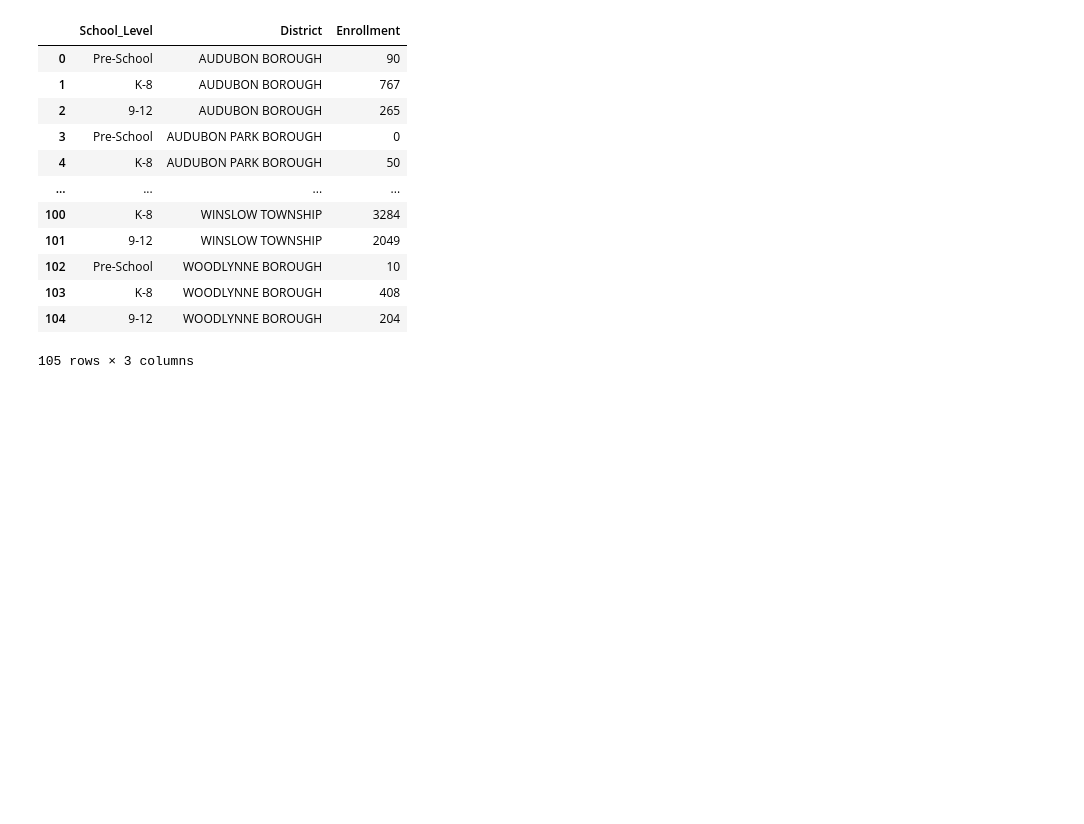
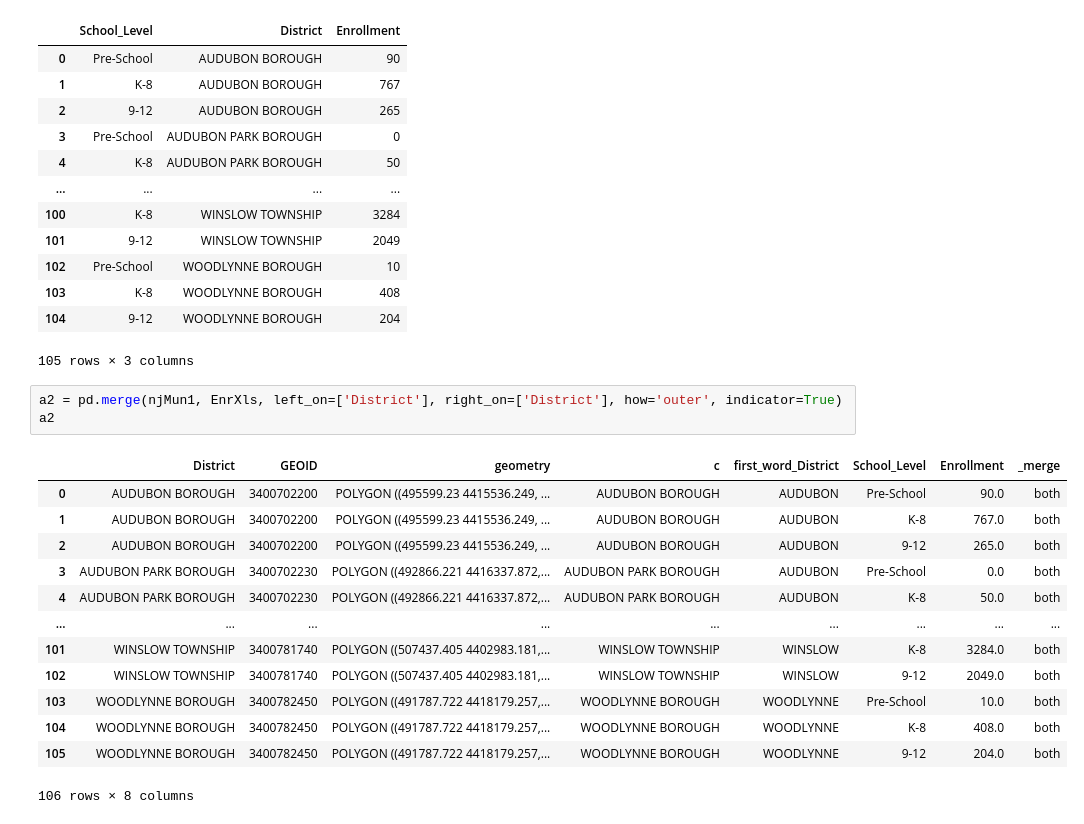
Before and after one commit to MhiyaJ/My-GIS-Stuff, a Jupyter notebook: ***Municipality Merge (ps01).ipynb, the cells around one changed output. Saved outputs shown, nothing was run; the diff lists cells and outputs as text; blank space fills up the shorter version.

```diff
--- a/***Municipality Merge (ps01).ipynb
+++ b/***Municipality Merge (ps01).ipynb
@@ -260,3 +260,20 @@ EnrXls
 | 103 | K-8 | WOODLYNNE BOROUGH | 408 |
 | 104 | 9-12 | WOODLYNNE BOROUGH | 204 |
 105 rows × 3 columns
+# %%
+a2 = pd.merge(njMun1, EnrXls, left_on=['District'], right_on=['District'], how='outer', indicator=True)
+a2
+# %% [output]
+|  | District | GEOID | geometry | c | first_word_District | School_Level | Enrollment | _merge |
+| 0 | AUDUBON BOROUGH | 3400702200 | POLYGON ((495599.23 4415536.249, ... | AUDUBON BOROUGH | AUDUBON | Pre-School | 90.0 | both |
+| 1 | AUDUBON BOROUGH | 3400702200 | POLYGON ((495599.23 4415536.249, ... | AUDUBON BOROUGH | AUDUBON | K-8 | 767.0 | both |
+| 2 | AUDUBON BOROUGH | 3400702200 | POLYGON ((495599.23 4415536.249, ... | AUDUBON BOROUGH | AUDUBON | 9-12 | 265.0 | both |
+| 3 | AUDUBON PARK BOROUGH | 3400702230 | POLYGON ((492866.221 4416337.872,... | AUDUBON PARK BOROUGH | AUDUBON | Pre-School | 0.0 | both |
+| 4 | AUDUBON PARK BOROUGH | 3400702230 | POLYGON ((492866.221 4416337.872,... | AUDUBON PARK BOROUGH | AUDUBON | K-8 | 50.0 | both |
+| ... | ... | ... | ... | ... | ... | ... | ... | ... |
+| 101 | WINSLOW TOWNSHIP | 3400781740 | POLYGON ((507437.405 4402983.181,... | WINSLOW TOWNSHIP | WINSLOW | K-8 | 3284.0 | both |
+| 102 | WINSLOW TOWNSHIP | 3400781740 | POLYGON ((507437.405 4402983.181,... | WINSLOW TOWNSHIP | WINSLOW | 9-12 | 2049.0 | both |
+| 103 | WOODLYNNE BOROUGH | 3400782450 | POLYGON ((491787.722 4418179.257,... | WOODLYNNE BOROUGH | WOODLYNNE | Pre-School | 10.0 | both |
+| 104 | WOODLYNNE BOROUGH | 3400782450 | POLYGON ((491787.722 4418179.257,... | WOODLYNNE BOROUGH | WOODLYNNE | K-8 | 408.0 | both |
+| 105 | WOODLYNNE BOROUGH | 3400782450 | POLYGON ((491787.722 4418179.257,... | WOODLYNNE BOROUGH | WOODLYNNE | 9-12 | 204.0 | both |
+106 rows × 8 columns
```
Also changed, not shown: parts of 2 cells of this notebook.
